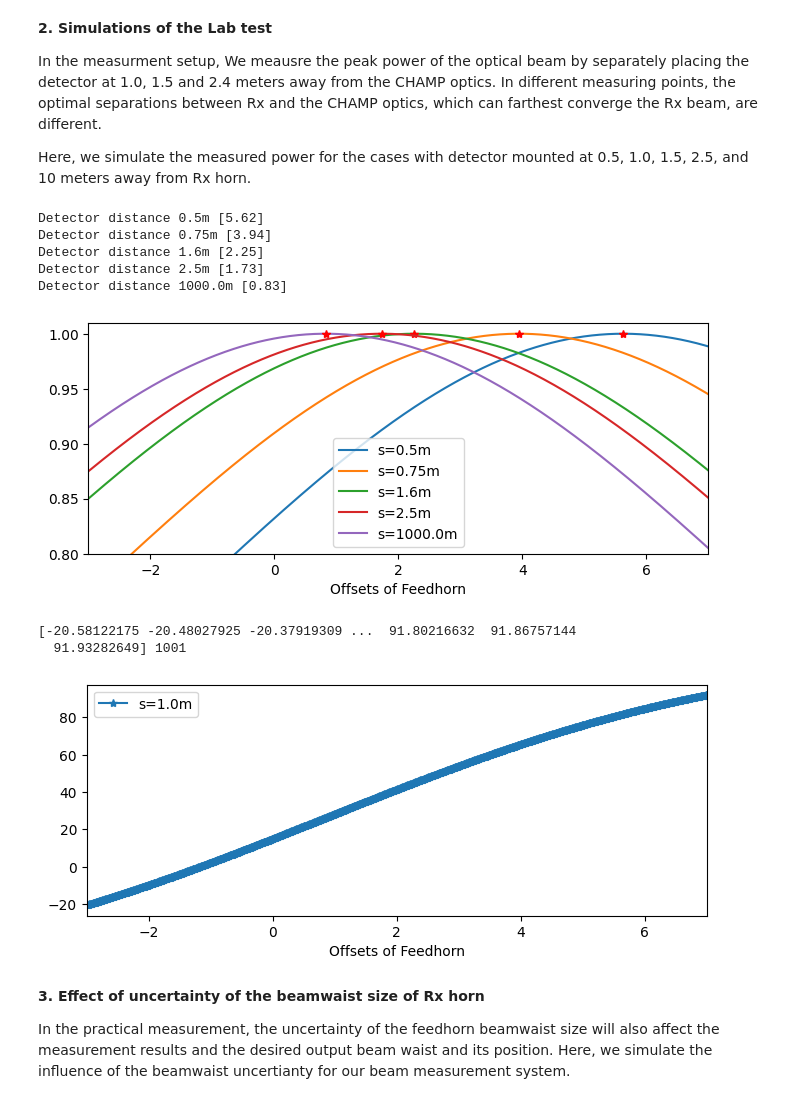
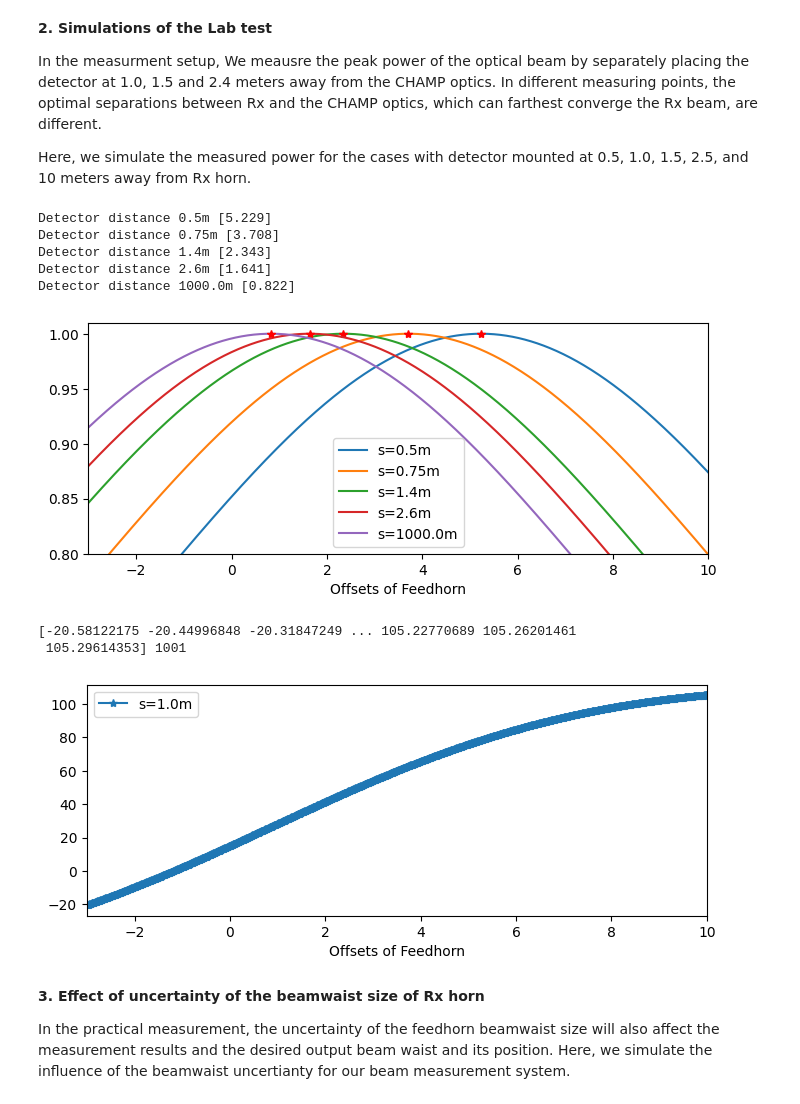
Before and after one commit to XiaodongRencologne/GaussianOptics, a Jupyter notebook: CHAMP_Test.ipynb, the cells around one changed output. Drawn from its saved outputs; the diff is of its cells as text; code cells hidden in the pictures.

```diff
--- a/CHAMP_Test.ipynb
+++ b/CHAMP_Test.ipynb
@@ -17,16 +17,13 @@ Unfortunately, we don't know the exact position of the Gibson horn BW that is us
 freq=158.333*10**9
 Lambda1=c/freq
 win2=2.74925
-#win2=2.2
-din2=26.0865
+din2=26.0865#31.0865#
 f2=70.2857
 P2=ThinLens(win2, din2, f2, Lambda1)
-
-din1=74.501
+Ls=30.463
+din1=Ls-P2['dout']
 f1=74.0689
 P1=ThinLens(P2['wout'], din1, f1, Lambda1)
-Ls=din1+P2['dout']
-Ls=30.463
 # %% [markdown]
 **1. draw the Gaussian optics of the two-mirror system**
 # %%
@@ -99,7 +92,7 @@ def p_w(win,din,dz,s):
         # calculate the output beam of mirror1.
         p1=ThinLens(p2['wout'], Ls-p2['dout'], f1, Lambda1)
         # compute the beam width in the detector point based on Gaussian beam propagation.
-        z_c, w_z, Rin, q1, phi1, beam = Gaussian_propagation2d(p1['wout'],s-dzz-p1['dout'],Lambda1)
+        z_c, w_z, Rin, q1, phi1, beam = Gaussian_propagation2d(p1['wout'],s-p1['dout'],Lambda1)
         #print('S:',s-p1['dout']).
         # Power measured by detector is propotional to the squre of beam waist.
         power=1/w_z**2
@@ -112,29 +105,29 @@ def p_w(win,din,dz,s):
     P=P/P.max()
     return D, W_out, W, P
 # %%
-D_source=[500,750,1600,2500,1000000]
-z=np.linspace(-3,7,1001)
+D_source=[500,750,1400,2600,1000000]
+z=np.linspace(-3,10,1001)
 fig=plt.figure(figsize=(8,3))
 '''Beam power in detector'''
 for item in D_source:
     D_z,W_z,Ws_z,Ps=p_w(win2,din2,z,item)
     '''Beam power in detector'''
     plt.plot(z,Ps,label='s='+str(item/1000)+'m')
     NN=np.where(Ps==1.0)
     print('Detector distance '+str(item/1000)+'m',z[NN])
     plt.plot(z[NN],1.0,'r*')
 plt.ylim([0.8,1.01])
 plt.xlim([z.min(),z.max()])
 plt.legend()
 plt.xlabel('Offsets of Feedhorn')
 plt.show()
 # %% [output]
-Detector distance 0.5m [5.62]
-Detector distance 0.75m [3.94]
-Detector distance 1.6m [2.25]
-Detector distance 2.5m [1.73]
-Detector distance 1000.0m [0.83]
+Detector distance 0.5m [5.229]
+Detector distance 0.75m [3.708]
+Detector distance 1.4m [2.343]
+Detector distance 2.6m [1.641]
+Detector distance 1000.0m [0.822]
-[figure, old version]
+[figure, new version]
 # %%
 fig=plt.figure(figsize=(8,3))
 '''Beam power in detector'''
@@ -148,9 +141,9 @@ plt.legend()
 plt.xlabel('Offsets of Feedhorn')
 plt.show()
 # %% [output]
-[-20.58122175 -20.48027925 -20.37919309 ...  91.80216632  91.86757144
-  91.93282649] 1001
+[-20.58122175 -20.44996848 -20.31847249 ... 105.22770689 105.26201461
+ 105.29614353] 1001
-[figure, old version]
+[figure, new version]
 # %% [markdown]
 **3. Effect of uncertainty of the beamwaist size of Rx horn**
 
```
Also changed, not shown: parts of 6 cells of this notebook, 2 other files.
